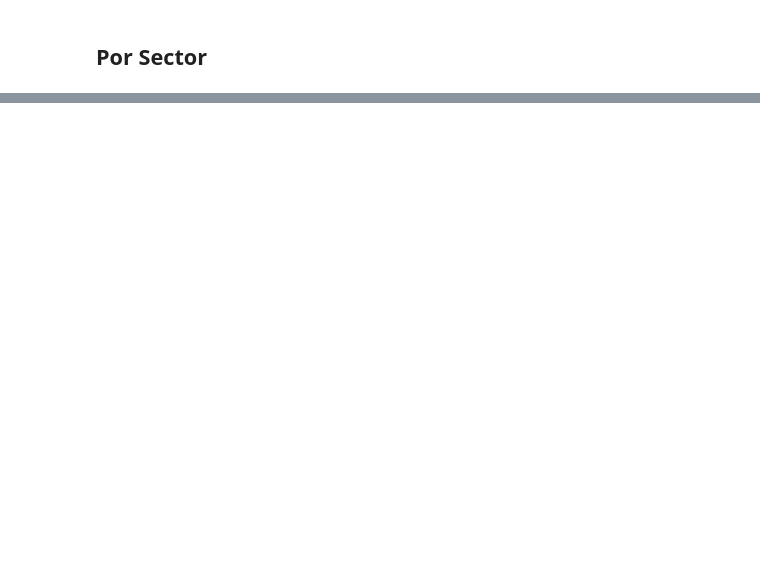
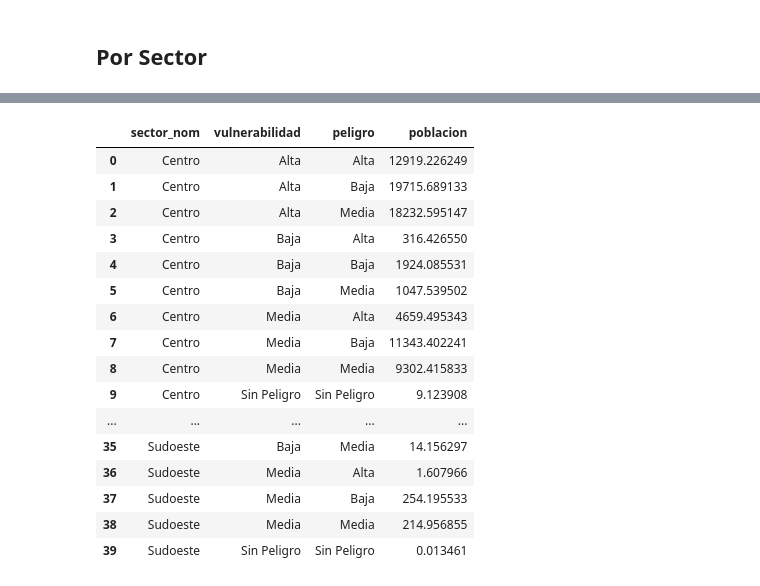
Before and after one commit to nlebovits/ciut-riesgo, a Jupyter notebook: notebooks/riesgo.ipynb, the cells around one changed output, grey strips where cells are left out. Cells and saved outputs as stored; diff of their text form; code cells hidden in the pictures; blank space fills up the shorter version.

Commit message:
add por sector

```diff
--- a/notebooks/riesgo.ipynb
+++ b/notebooks/riesgo.ipynb
@@ -828,3 +828,29 @@ tidy_df_barrios.head(20)
 | 19 | LP-B002 | 19 de Noviembre | Centro | El Gato (Arroyo Pérez+Arroyo del ... | Sin Peligro | Sin Peligro | 0.000000 | 0 |
 # %% [markdown]
 ## Por Sector
+# %%
+# Create summary tidy DataFrame by sector (non-spatial aggregation)
+print("=== RESUMEN TIDY POR SECTOR ===")
+
+# Group by sector, vulnerability, and hazard, then sum population and pixels
+tidy_sectores = tidy_df_barrios.groupby(['sector_nom', 'vulnerabilidad', 'peligro']).agg({
+    'poblacion': 'sum',
+    'pixeles': 'sum'
+}).reset_index()
+
+# Display the sector summary
+print("Tidy format por sector:")
+print(tidy_sectores)
+
+# Summary statistics by sector
+print("\n=== ESTADÍSTICAS POR SECTOR ===")
+for sector in tidy_sectores['sector_nom'].unique():
+    sector_data = tidy_sectores[tidy_sectores['sector_nom'] == sector]
+    total_pob = sector_data['poblacion'].sum()
+    print(f"\n{sector}:")
+    print(f"  Población total: {total_pob:,.0f}")
+
+    # Show distribution by vulnerability and hazard
+    for _, row in sector_data.iterrows():
+        if row['vulnerabilidad'] != 'Sin Peligro':
+            print(f"    {row['vulnerabilidad']} × {row['peligro']}: {row['poblacion']:,.0f} hab")
@@ -830,0 +875,20 @@ tidy_df_barrios.head(20)
+# %%
+tidy_sectores[["sector_nom", "vulnerabilidad", "peligro", "poblacion"]]
+# %% [output]
+|  | sector_nom | vulnerabilidad | peligro | poblacion |
+| 0 | Centro | Alta | Alta | 12919.226249 |
+| 1 | Centro | Alta | Baja | 19715.689133 |
+| 2 | Centro | Alta | Media | 18232.595147 |
+| 3 | Centro | Baja | Alta | 316.426550 |
+| 4 | Centro | Baja | Baja | 1924.085531 |
+| 5 | Centro | Baja | Media | 1047.539502 |
+| 6 | Centro | Media | Alta | 4659.495343 |
+| 7 | Centro | Media | Baja | 11343.402241 |
+| 8 | Centro | Media | Media | 9302.415833 |
+| 9 | Centro | Sin Peligro | Sin Peligro | 9.123908 |
+| ... | ... | ... | ... | ... |
+| 35 | Sudoeste | Baja | Media | 14.156297 |
+| 36 | Sudoeste | Media | Alta | 1.607966 |
+| 37 | Sudoeste | Media | Baja | 254.195533 |
+| 38 | Sudoeste | Media | Media | 214.956855 |
+| 39 | Sudoeste | Sin Peligro | Sin Peligro | 0.013461 |
```
Also changed, not shown: parts of 1 cell of this notebook.
